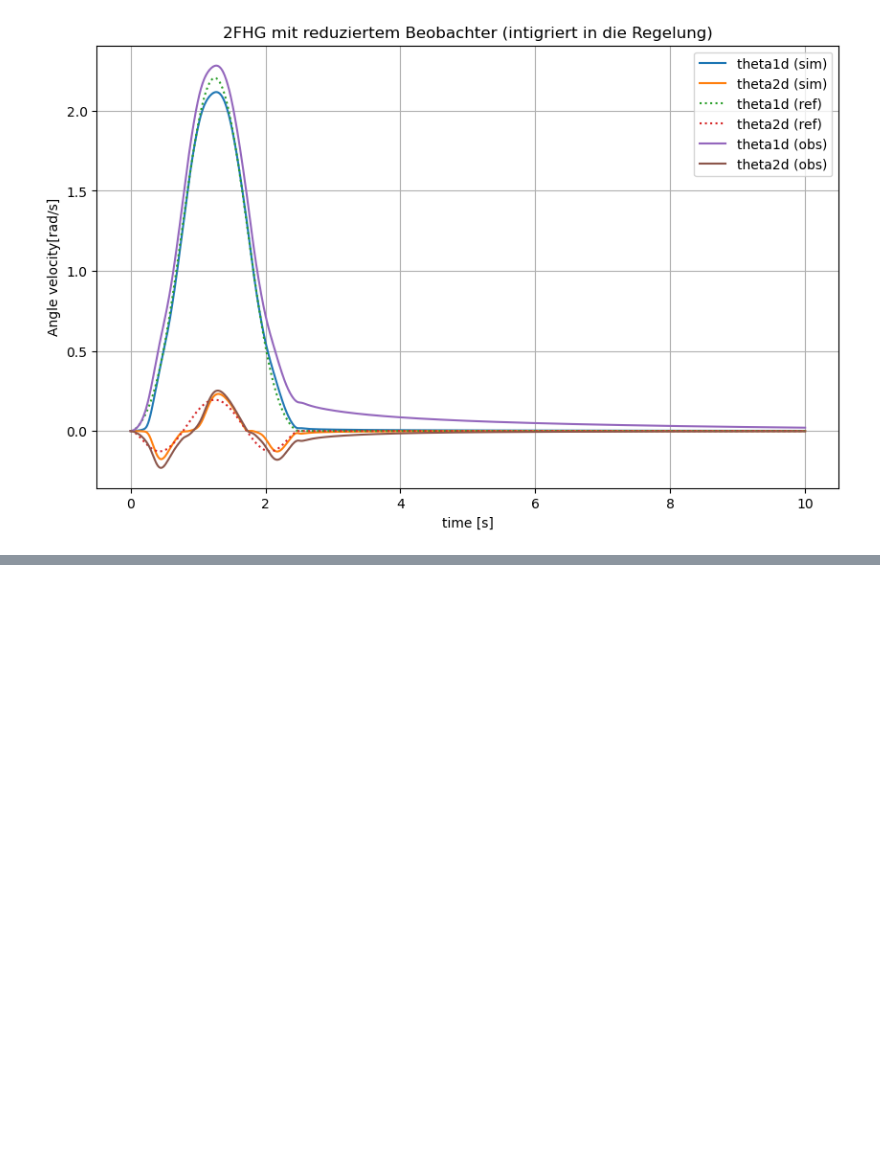
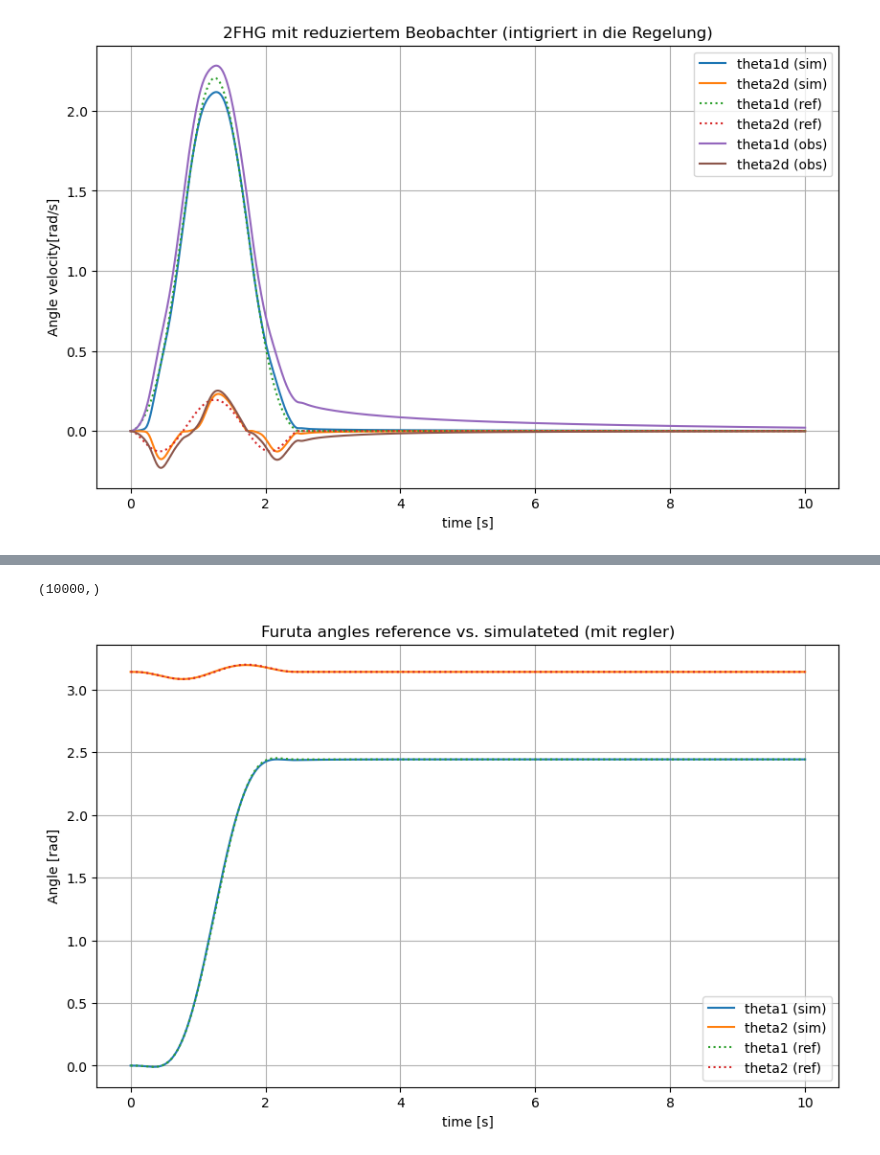
Before and after one commit to Martin-Pu/ACLabor, a Jupyter notebook: simon_test_area/3_9_u_3_10.ipynb, the cells around one changed output, grey strips where cells are left out. Saved outputs shown, nothing was run; the diff lists cells and outputs as text; code cells hidden in the pictures; blank space fills up the shorter version.

```diff
--- a/simon_test_area/3_9_u_3_10.ipynb
+++ b/simon_test_area/3_9_u_3_10.ipynb
@@ -505,0 +583,44 @@ plt.show()
+# %%
+def simulation_system_2FHG_unstable(t, x):
+    u = u_ref(t) -kT @ (x - x_ref(t))
+    if np.abs(u) > 4:
+        u = 4*np.sign(u)
+    return non_linear_furuta_system(t, x, u)
+
+x0 = [0.0, 0.0, theta2_op_unstable, 0.0]
+
+
+sol = solve_ivp(
+    simulation_system_2FHG_unstable,
+    (float(t_sim[0]), float(t_sim[-1])),
+    x0,
+    t_eval=t_sim,
+    rtol=1e-2,
+    atol=1e-2,
+    max_step=1e-3,
+)
+
+#plot sim angles
+theta1_sim = sol.y[0]
+theta2_sim = sol.y[2]
+theta1_sim.shape
+# %% [output]
+(10000,)
+# %%
+#plot x_ref
+theta1_ref = np.array([x_ref(t)[0] for t in t_sim])
+theta2_ref = np.array([x_ref(t)[2] for t in t_sim])
+
+plt.figure(figsize=(10, 6))
+plt.plot(t_sim, theta1_sim, label="theta1 (sim)")
+plt.plot(t_sim, theta2_sim, label="theta2 (sim)")
+plt.plot(t_sim, theta1_ref, label="theta1 (ref)", linestyle=':')
+plt.plot(t_sim, theta2_ref, label="theta2 (ref)", linestyle=':')
+plt.title("Furuta angles reference vs. simulateted (mit regler)")
+plt.ylabel("Angle [rad]")
+plt.xlabel("time [s]")
+plt.legend()
+plt.grid(True)
+plt.show()
+# %% [output]
+[figure, added]
```
Also changed, not shown: parts of 9 cells of this notebook, 1 other file.
